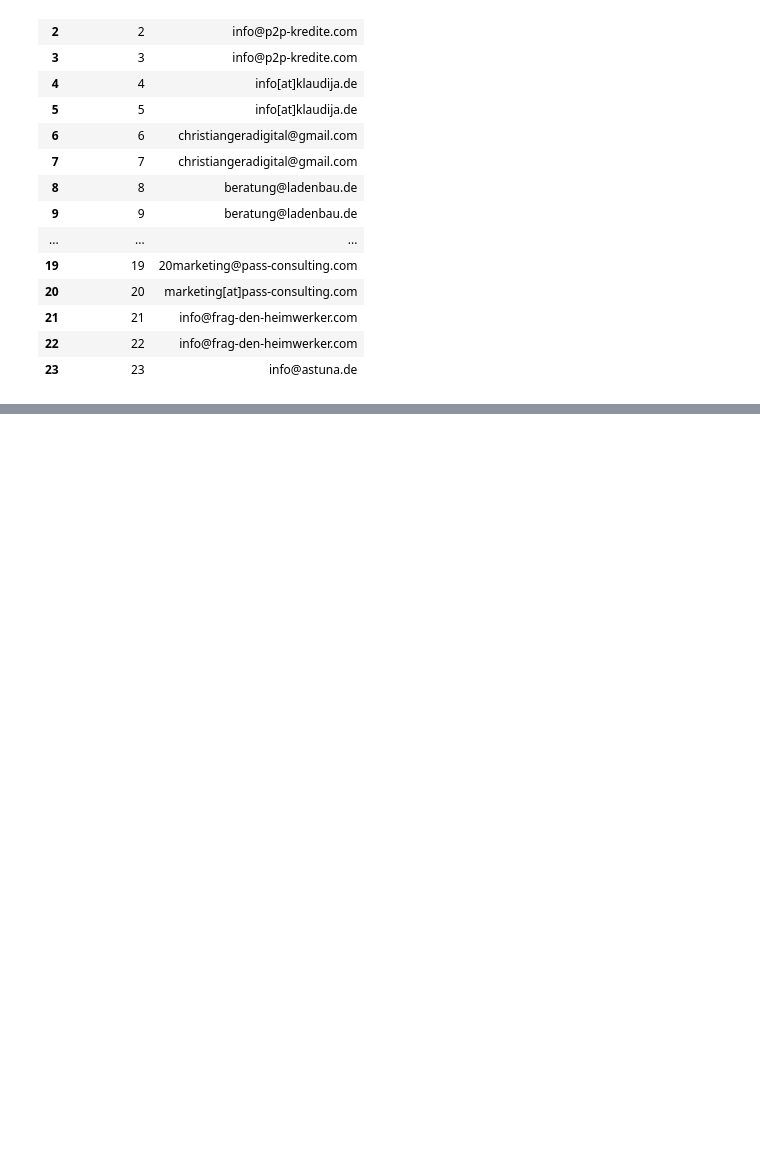
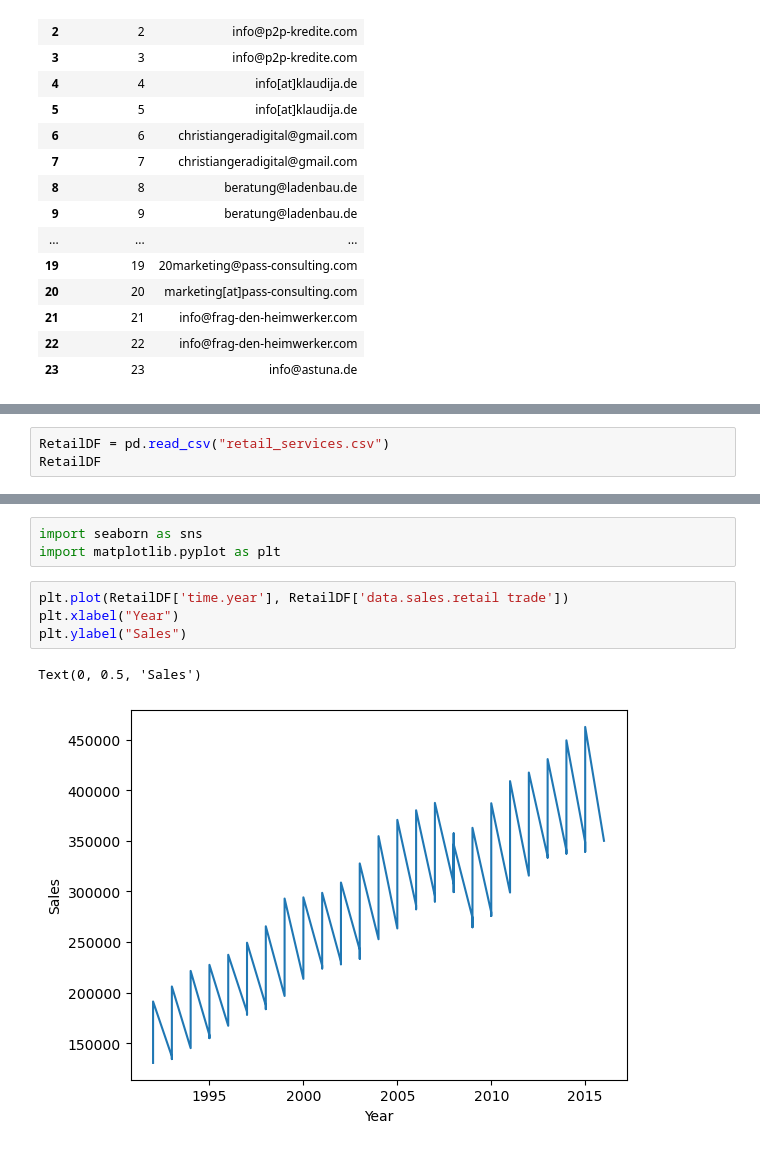
Before and after one commit to joharkhan99/Data-Science-Internship, a Jupyter notebook: Week2/Day4/AB_Testing_and_Scraping.ipynb, the cells around one changed output, grey strips where cells are left out. Saved outputs shown, nothing was run; the diff lists cells and outputs as text; blank space fills up the shorter version.

Commit message:
analysed retail services data

```diff
--- a/Week2/Day4/AB_Testing_and_Scraping.ipynb
+++ b/Week2/Day4/AB_Testing_and_Scraping.ipynb
@@ -362,0 +365,3 @@ emailsDF
+# %%
+RetailDF = pd.read_csv("retail_services.csv")
+RetailDF
@@ -362,0 +401,10 @@ emailsDF
+# %%
+import seaborn as sns
+import matplotlib.pyplot as plt
+# %%
+plt.plot(RetailDF['time.year'], RetailDF['data.sales.retail trade'])
+plt.xlabel("Year")
+plt.ylabel("Sales")
+# %% [output]
+Text(0, 0.5, 'Sales')
+[figure, added]
```
Also changed, not shown: parts of 7 cells of this notebook.
